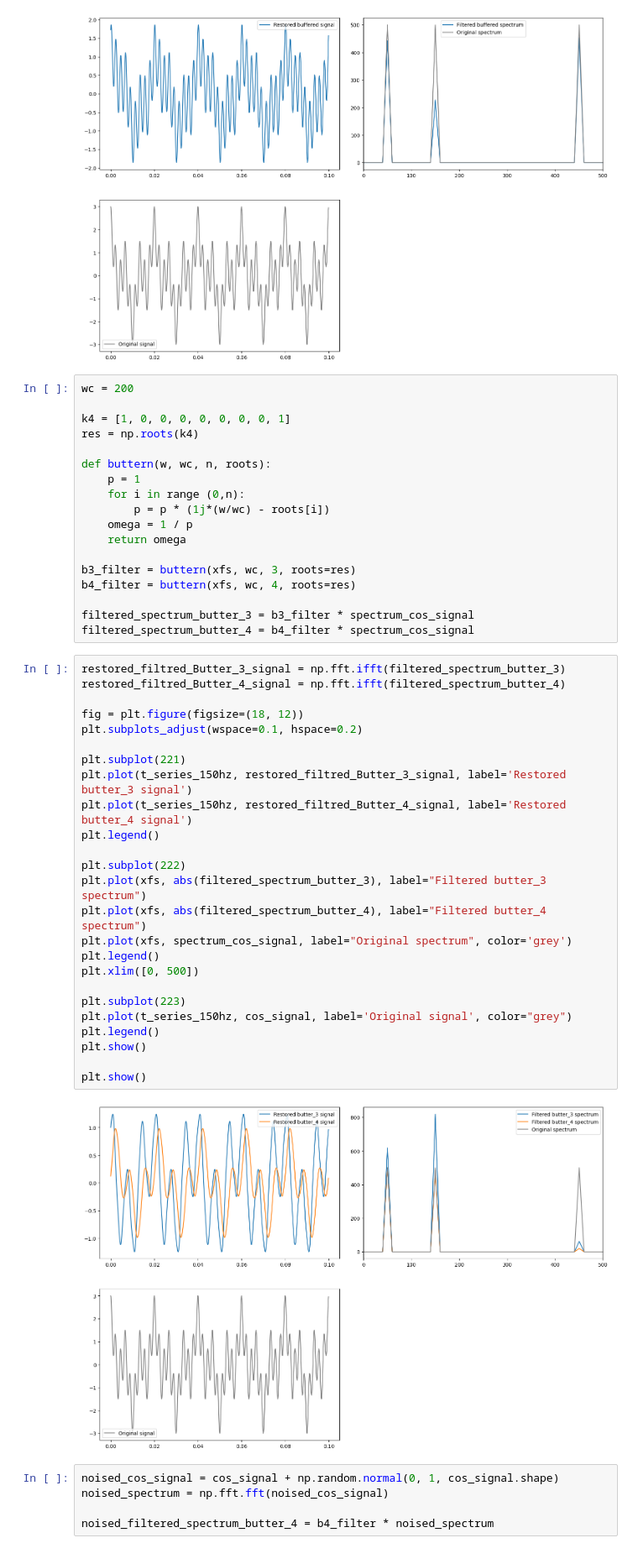
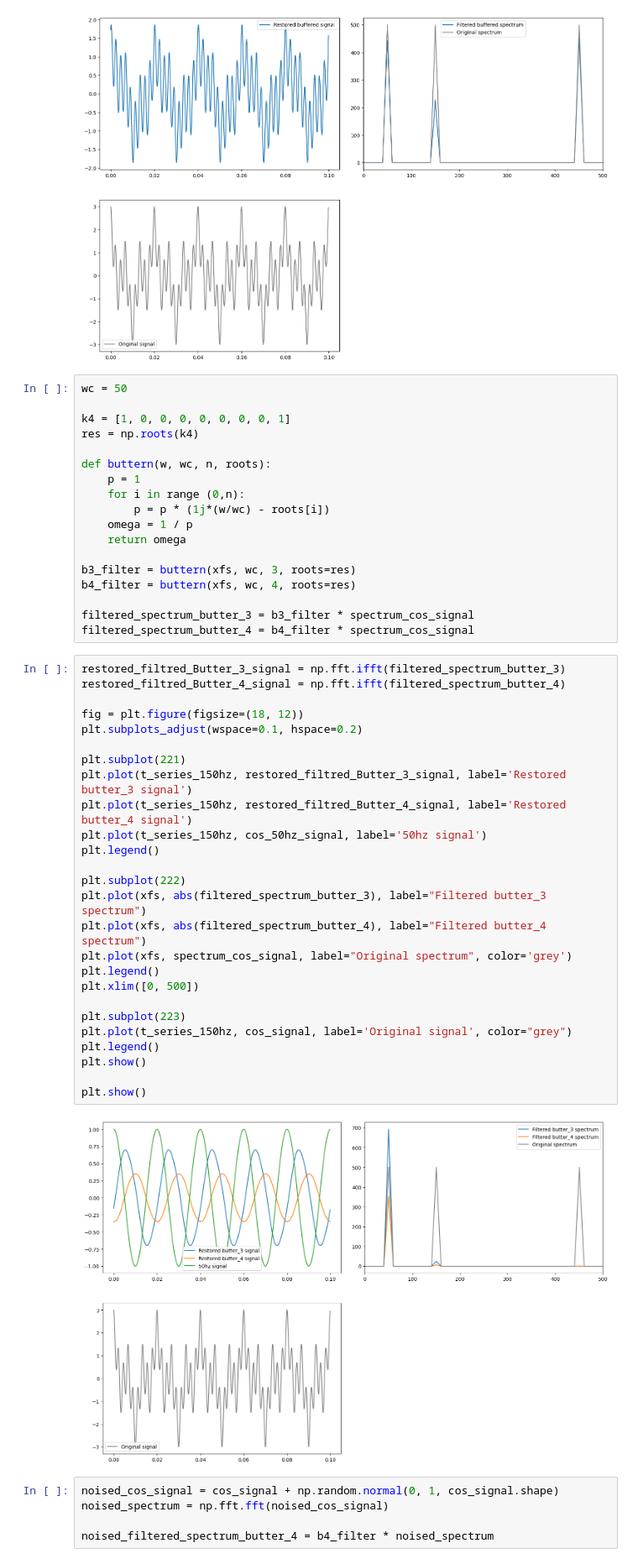
Before and after one commit to JooudDoo/DigitalSignals, a Jupyter notebook: lab_4.ipynb, the cells around one changed output. Shown at 84% size. Saved outputs shown, nothing was run; the diff lists cells and outputs as text.

```diff
--- a/lab_4.ipynb
+++ b/lab_4.ipynb
@@ -161,7 +168,7 @@ plt.show()
 # %% [output]
 [figure]
 # %%
-wc = 200
+wc = 50
 
 k4 = [1, 0, 0, 0, 0, 0, 0, 0, 1]
 res = np.roots(k4)
@@ -181,30 +188,31 @@ filtered_spectrum_butter_4 = b4_filter * spectrum_cos_signal
 # %%
 restored_filtred_Butter_3_signal = np.fft.ifft(filtered_spectrum_butter_3)
 restored_filtred_Butter_4_signal = np.fft.ifft(filtered_spectrum_butter_4)
 
 fig = plt.figure(figsize=(18, 12))
 plt.subplots_adjust(wspace=0.1, hspace=0.2)
 
 plt.subplot(221)
 plt.plot(t_series_150hz, restored_filtred_Butter_3_signal, label='Restored butter_3 signal')
 plt.plot(t_series_150hz, restored_filtred_Butter_4_signal, label='Restored butter_4 signal')
+plt.plot(t_series_150hz, cos_50hz_signal, label='50hz signal')
 plt.legend()
 
 plt.subplot(222)
 plt.plot(xfs, abs(filtered_spectrum_butter_3), label="Filtered butter_3 spectrum")
 plt.plot(xfs, abs(filtered_spectrum_butter_4), label="Filtered butter_4 spectrum")
 plt.plot(xfs, spectrum_cos_signal, label="Original spectrum", color='grey')
 plt.legend()
 plt.xlim([0, 500])
 
 plt.subplot(223)
 plt.plot(t_series_150hz, cos_signal, label='Original signal', color="grey")
 plt.legend()
 plt.show()
 
 plt.show()
 # %% [output]
-[figure, old version]
+[figure, new version]
 # %%
 noised_cos_signal = cos_signal + np.random.normal(0, 1, cos_signal.shape)
 noised_spectrum = np.fft.fft(noised_cos_signal)
```
Also changed, not shown: parts of 7 cells of this notebook.
